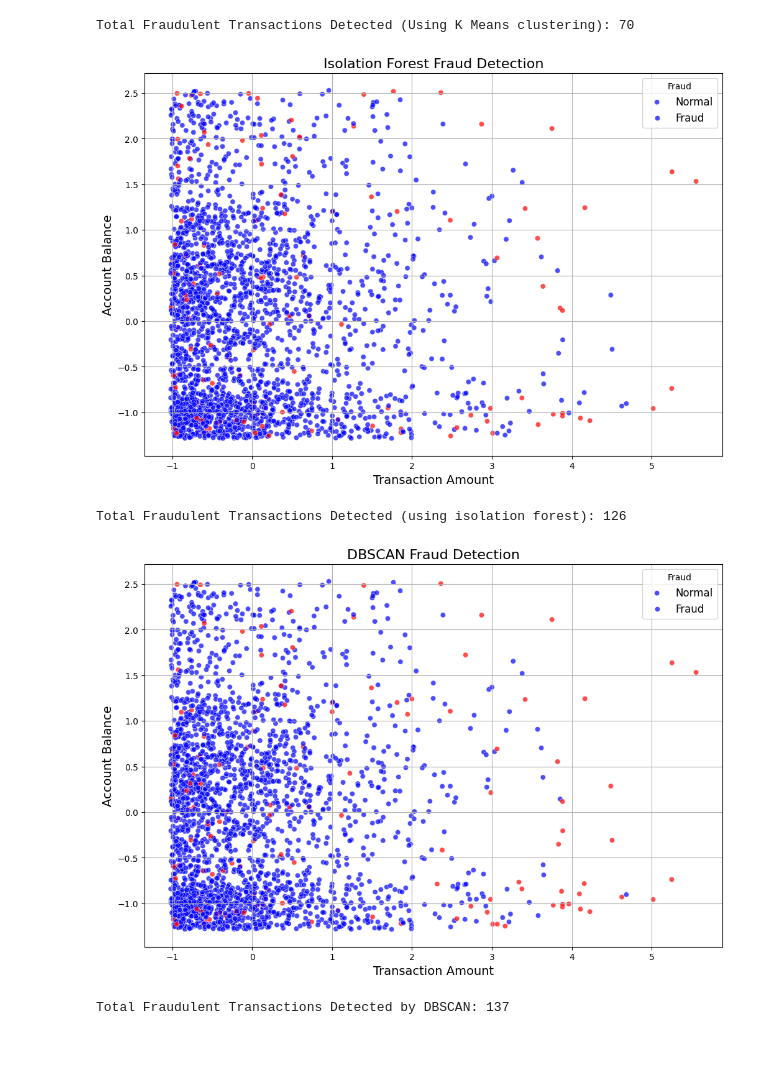
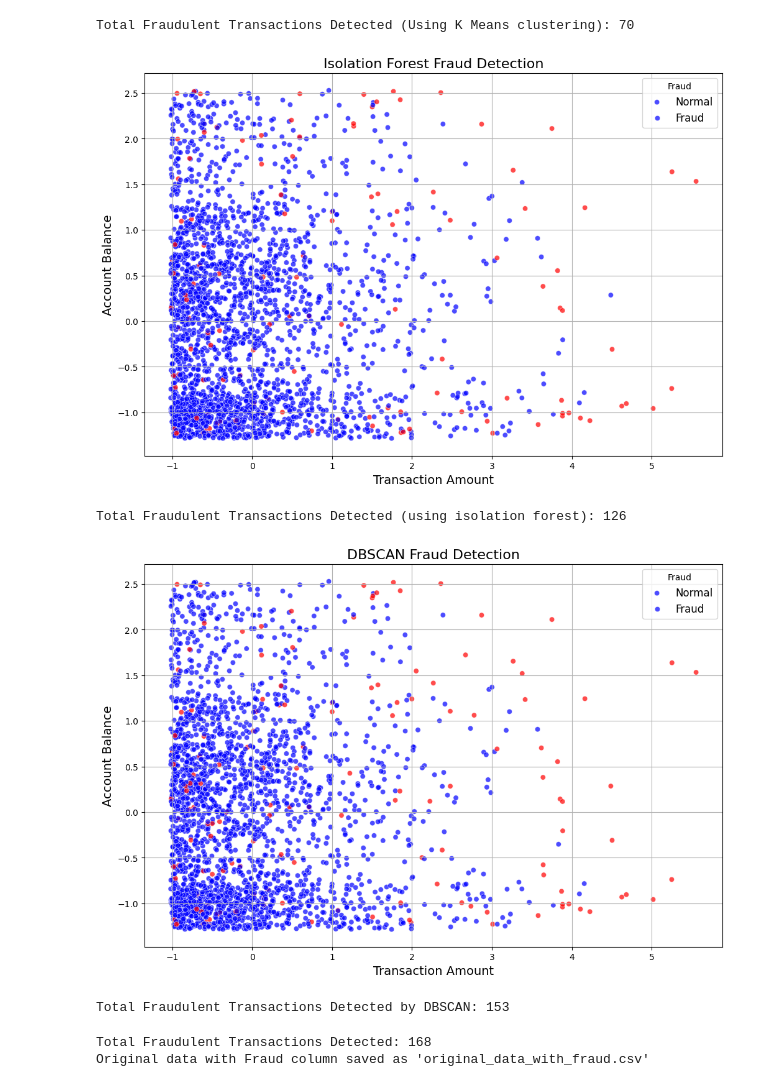
Before and after one commit to Charlenelzq/INF2008_Project, a Jupyter notebook: main.ipynb, the cells around one changed output. Cells and saved outputs as stored; diff of their text form; code cells hidden in the pictures; blank space fills up the shorter version.

Commit message:
labelling

```diff
--- a/main.ipynb
+++ b/main.ipynb
@@ -213,13 +212,14 @@ AccountBalance            0.014999        1.000000
 [figure]
 # %%
 # Data Preprocessing
+original_data = data.copy()
 
 # Handle categorical data
 data['TransactionDate'] = pd.to_datetime(data['TransactionDate'])
 data['PreviousTransactionDate'] = pd.to_datetime(data['PreviousTransactionDate'])
 
 # Drop columns that are not needed for the model
-# data = data.drop(columns=['TransactionID', 'AccountID', 'DeviceID', 'IP Address', 'MerchantID'])
+data = data.drop(columns=['TransactionID', 'AccountID', 'DeviceID', 'IP Address', 'MerchantID'])
 
 # Preprocessing: Handle datetime columns
 data['TimeSinceLastTransaction'] = (data['TransactionDate'] - data['PreviousTransactionDate']).dt.total_seconds()
@@ -266,40 +266,26 @@ memory usage: 238.1 KB
 None
 # %%
-# Kmeans Clustering
-# Identifies anomalies based on distance from centroids.
-# The further a point is from the centroid, the more likely it is to be an anomaly.
+# K-Means Clustering - Identifies anomalies based on distance from centroids
 
 # Perform K-Means clustering
-kmeans = KMeans(n_init='auto')  # FutureProofing
-features = data.drop(columns=['Fraud', 'TransactionDate', 'PreviousTransactionDate']).columns
-kmeans.fit(data[numeric_cols])
 n_clusters = 5  # Adjust the number of clusters as needed
-kmeans = KMeans(n_clusters=n_clusters, random_state=42)
+kmeans = KMeans(n_clusters=n_clusters, random_state=42, n_init='auto')
 kmeans_labels = kmeans.fit_predict(data[numeric_cols])
 data['KMeans_Cluster'] = kmeans_labels
 
-# Calculate distances from centroids
+# Calculate centroids
 centroids = kmeans.cluster_centers_
+
+# Compute distances from centroids
 distances = np.linalg.norm(data[numeric_cols].values - centroids[kmeans_labels], axis=1)
 data['KMeans_Distance'] = distances
 
-# Set threshold: Mean + 2 * Standard Deviation (can be adjusted)
+# Set fraud threshold: Mean + 2 * Standard Deviation
 threshold = distances.mean() + 2 * distances.std()
-data['KMeans_Fraud'] = distances > threshold
+data['Fraud'] = distances > threshold  # Only one fraud column needed
 
-# Summary of flagged anomalies
-fraud_summary = data['KMeans_Fraud'].value_counts()
-threshold, fraud_summary, data[['TransactionAmount', 'KMeans_Distance', 'KMeans_Fraud']].head()
-
-
-# Calculate centroids and scale them back to the original feature space
-centroids_scaled = kmeans.cluster_centers_
-centroids_original = scaler.inverse_transform(centroids_scaled)
-
-# Add a fraud detection logic (using distance from centroids)
-distances = np.linalg.norm(data[numeric_cols] - centroids_scaled[kmeans_labels], axis=1)
-data['Fraud'] = distances > threshold
-data['KMeans_Distance'] = distances
+# Transform centroids back to original scale
+centroids_original = scaler.inverse_transform(centroids)
 
 # Scatterplot for two features with clusters
 plt.figure(figsize=(12, 8))
@@ -350,31 +336,31 @@ Total Fraudulent Transactions Detected (Using K Means clustering): 70
 # %%
 # Apply Isolation Forest
 iso_forest = IsolationForest(contamination=0.05, random_state=42)
 features = data.drop(columns=['Fraud', 'TransactionDate', 'PreviousTransactionDate']).columns
-data["Fraud_IF"] = iso_forest.fit_predict(data[features])
-data["Fraud_IF"] = data["Fraud_IF"].map({1: 0, -1: 1})
-total_iso_fraud_points = data['Fraud_IF'].sum()
-data['Fraud'] |= data['Fraud_IF']
+data["IsoForest_Fraud"] = iso_forest.fit_predict(data[features])
+data["IsoForest_Fraud"] = data["IsoForest_Fraud"].map({1: 0, -1: 1})
+total_iso_fraud_points = data['IsoForest_Fraud'].sum()
+data['Fraud'] |= data['IsoForest_Fraud']
 
 # Scatterplot to visualize fraud points
 plt.figure(figsize=(12, 8))
 sns.scatterplot(
     x=data['TransactionAmount'],
     y=data['AccountBalance'],
-    hue=data['Fraud_IF'],
+    hue=data['IsoForest_Fraud'],
     palette={True: 'red', False: 'blue'},
     alpha=0.7
 )
 plt.title('Isolation Forest Fraud Detection', fontsize=16)
 plt.xlabel('Transaction Amount', fontsize=14)
 plt.ylabel('Account Balance', fontsize=14)
 plt.legend(title='Fraud', labels=['Normal', 'Fraud'], fontsize=12)
 plt.grid(True)
 plt.show()
 
 print(f"Total Fraudulent Transactions Detected (using isolation forest): {total_iso_fraud_points}")
 # %% [output]
-[figure, old version]
+[figure, new version]
 Total Fraudulent Transactions Detected (using isolation forest): 126
 # %%
 #DBSCAN Analysis
@@ -405,7 +391,17 @@ plt.show()
 
 print(f"Total Fraudulent Transactions Detected by DBSCAN: {total_dbscan_fraud_points}")
 # %% [output]
-[figure, old version]
+[figure, new version]
-Total Fraudulent Transactions Detected by DBSCAN: 137
+Total Fraudulent Transactions Detected by DBSCAN: 153
+# %%
+total_fraud_points = data['Fraud'].sum()
+print(f"Total Fraudulent Transactions Detected: {total_fraud_points}")
+
+original_data['Fraud'] = data['Fraud']
+original_data.to_csv("original_data_with_fraud.csv", index=False)
+print("Original data with Fraud column saved as 'original_data_with_fraud.csv'")
+# %% [output]
+Total Fraudulent Transactions Detected: 168
+Original data with Fraud column saved as 'original_data_with_fraud.csv'
 # %%
 # Split data (training, development, test)
```
Also changed, not shown: parts of 2 cells of this notebook.
